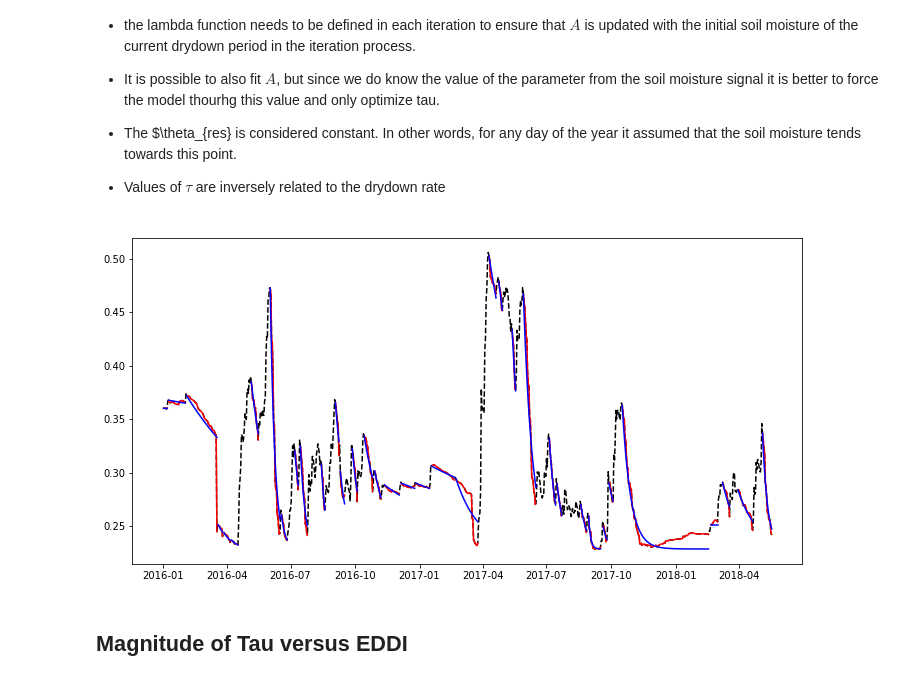
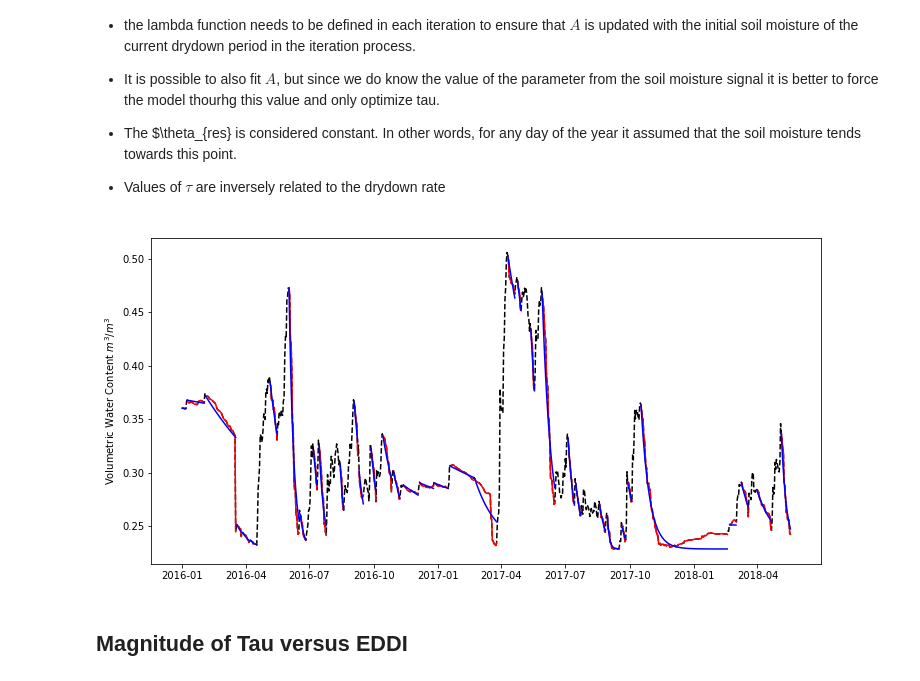
Before and after one commit to andres-patrignani/pynotes, a Jupyter notebook: notebooks/drydowns_from_timeseries.ipynb, the cells around one changed output. Saved outputs shown, nothing was run; the diff lists cells and outputs as text; code cells hidden in the pictures.

```diff
--- a/notebooks/drydowns_from_timeseries.ipynb
+++ b/notebooks/drydowns_from_timeseries.ipynb
@@ -203,17 +200,18 @@ for i in range(len(drydowns_clean)):
 # %%
 plt.figure(figsize=(12,6))
 plt.plot(data.date,data.rootzone,'--k')
 
 for i in range(len(drydowns_clean)):
     plt.plot(drydowns_clean[i]['date'],drydowns_clean[i]['rootzone'],'-r')
 
     A = drydowns_clean[i]['rootzone'][0] - theta_res
     model = lambda t,tau: A * np.exp(-t/tau) + theta_res;
     plt.plot(drydowns_clean[i]['date'],model(np.array(drydowns_clean[i]['days']), drydowns_clean[i]['tau']),'-b')
 
+plt.ylabel('Volumetric Water Content $m^3/m^3$')
 plt.show()
 # %% [output]
-[figure, old version]
+[figure, new version]
 # %% [markdown]
 ## Magnitude of Tau versus EDDI
 # %%
```
Also changed, not shown: parts of 10 cells of this notebook, 6 other files.
